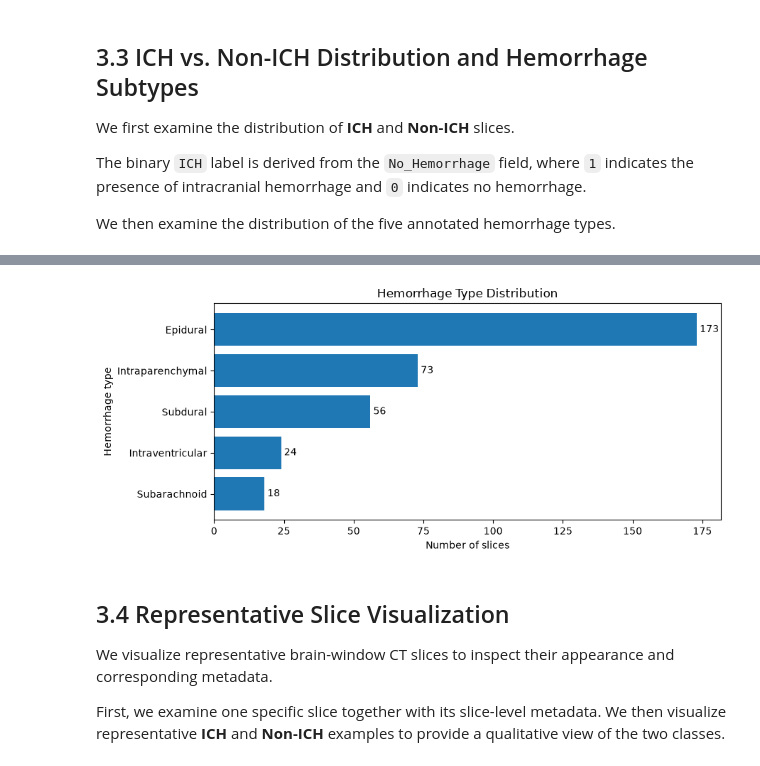
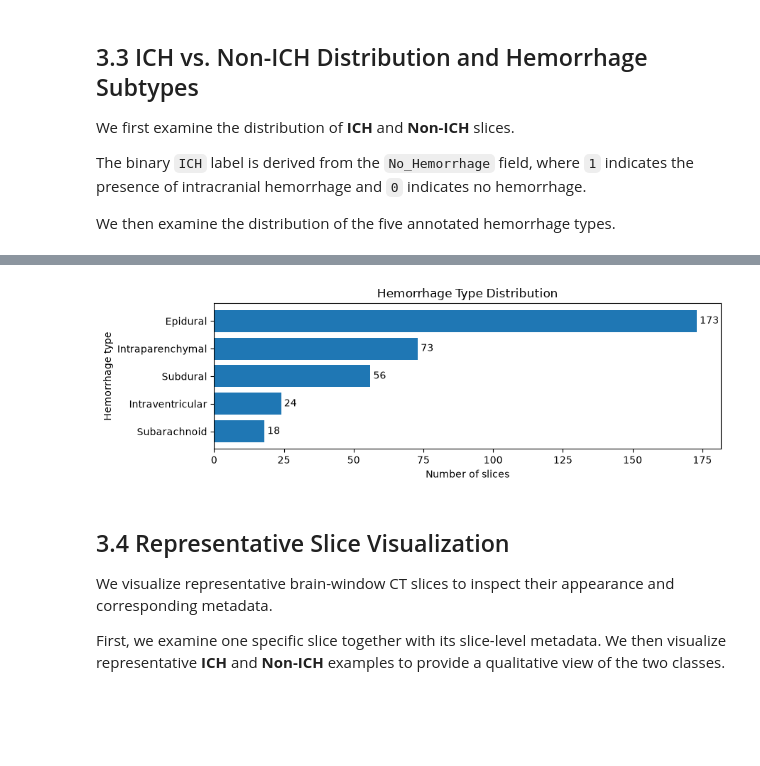
Before and after one commit to MeriemAfafHaddou/explainable-ai-ct-imaging, a Jupyter notebook: brain_ct_xai.ipynb, the cells around one changed output, grey strips where cells are left out. Cells and saved outputs as stored; diff of their text form; code cells hidden in the pictures; blank space fills up the shorter version.

```diff
--- a/brain_ct_xai.ipynb
+++ b/brain_ct_xai.ipynb
@@ -202,25 +201,25 @@ hemorrhage_type_counts = (
     diagnosis_df[hemorrhage_types].sum().sort_values(ascending=False).rename("Count")
 )
 # %%
-plt.figure(figsize=(9, 4))
+plt.figure(figsize=(9, 3))
 
 bars = plt.barh(
     hemorrhage_type_counts.index,
     hemorrhage_type_counts.values,
 )
 
 plt.xlabel("Number of slices")
 plt.ylabel("Hemorrhage type")
 plt.title("Hemorrhage Type Distribution")
 
 plt.bar_label(bars, padding=3)
 
 plt.gca().invert_yaxis()
 
 plt.tight_layout()
 plt.show()
 # %% [output]
-[figure, old version]
+[figure, new version]
 # %% [markdown]
 ## 3.4 Representative Slice Visualization
 
```
Also changed, not shown: parts of 33 cells of this notebook, 1 other file.
